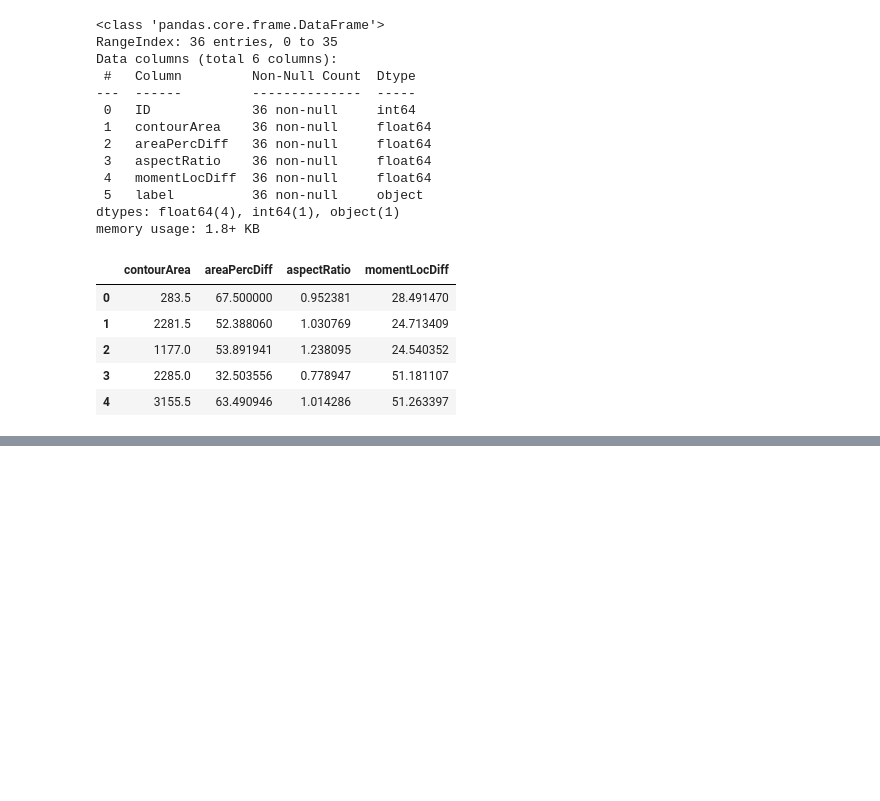
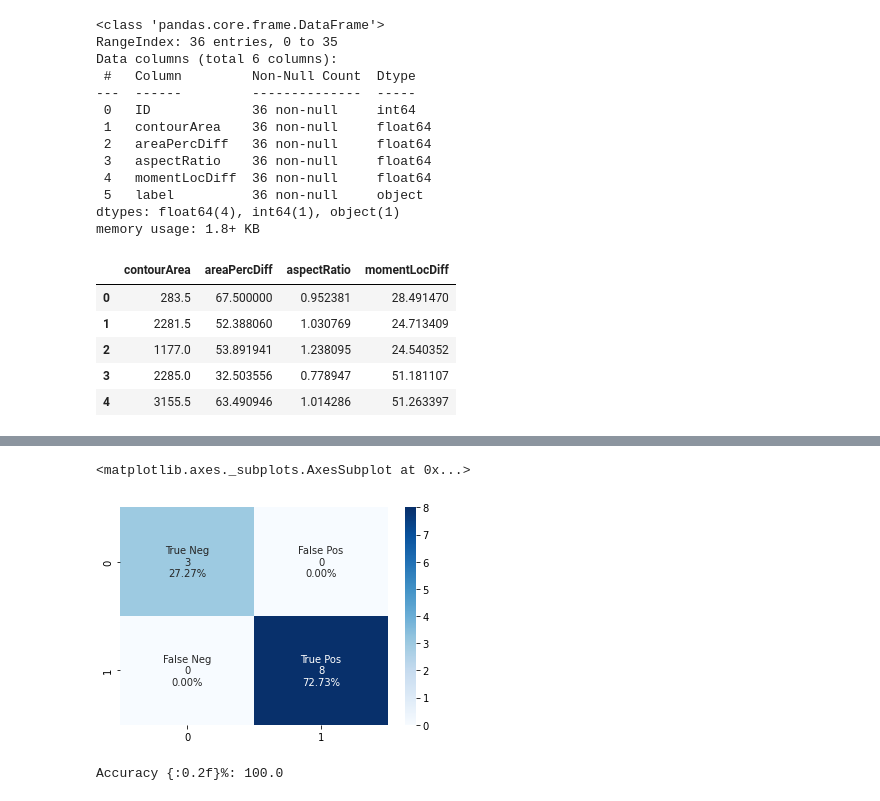
Before and after one commit to AyushMaria/Vortex-Core-Detection, a Jupyter notebook: Core_detection_(Voting_Classifier).ipynb, the cells around one changed output, grey strips where cells are left out. Cells and saved outputs as stored; diff of their text form; code cells hidden in the pictures; blank space fills up the shorter version.

```diff
--- a/Core_detection_(Voting_Classifier).ipynb
+++ b/Core_detection_(Voting_Classifier).ipynb
@@ -129,0 +148,5 @@ y_pred = eclf.predict(X_test)
+# %%
+#Predict the response for test dataset
+y_pred = model5.predict(X_test)
+
+print(classification_report(y_test, y_pred))
@@ -158,2 +195,0 @@ Accuracy: 0.75 (+/- 0.13) [Ensemble]
-# %%
-y_pred = eclf.predict(X_test)
@@ -175,0 +238,17 @@ for i in range(8):
+# %%
+import seaborn as sns
+group_names = ['True Neg', 'False Pos', 'False Neg', 'True Pos']
+group_counts = ["{0:0.0f}".format(value) for value in cf_matrix.flatten()]
+group_percentages = ["{0:.2%}".format(value) for value in cf_matrix.flatten()/np.sum(cf_matrix)]
+labels = [f"{v1}\n{v2}\n{v3}" for v1, v2, v3 in zip(group_names,group_counts,group_percentages)]
+labels = np.asarray(labels).reshape(2,2)
+sns.heatmap(cf_matrix, annot=labels, fmt='', cmap='Blues')
+# %% [output]
+<matplotlib.axes._subplots.AxesSubplot at 0x...>
+[figure, added]
+# %%
+tn, fp, fn, tp = confusion_matrix(y_test, y_pred).ravel()
+Accuracy = (tn+tp)*100/(tp+tn+fp+fn)
+print("Accuracy {:0.2f}%:",(Accuracy))
+# %% [output]
+Accuracy {:0.2f}%: 100.0
```
Also changed, not shown: parts of 21 cells of this notebook.
